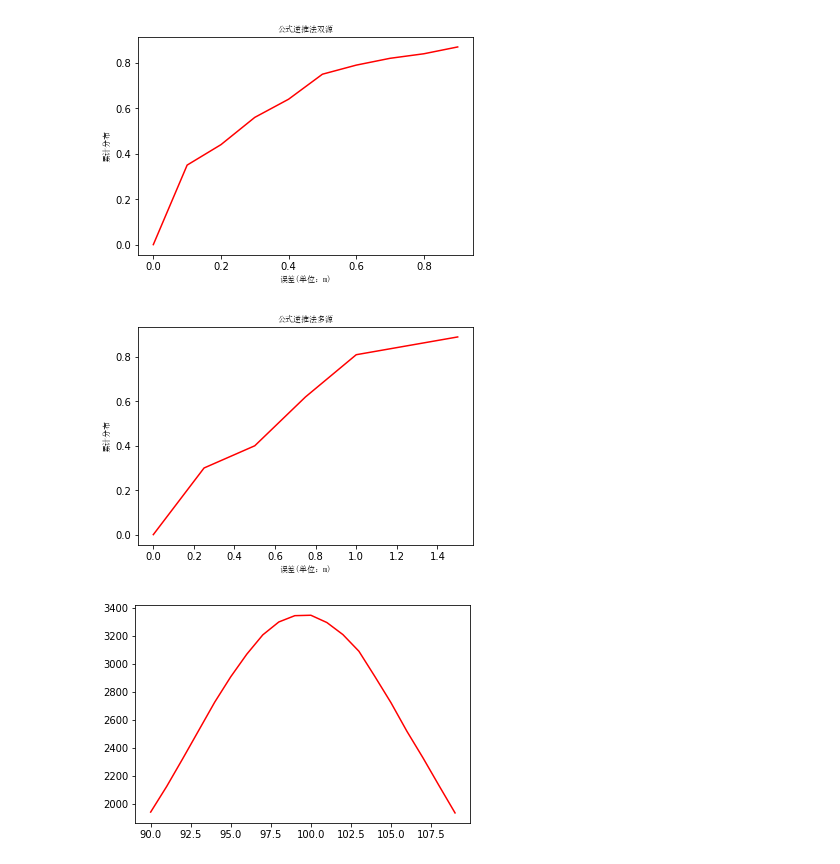
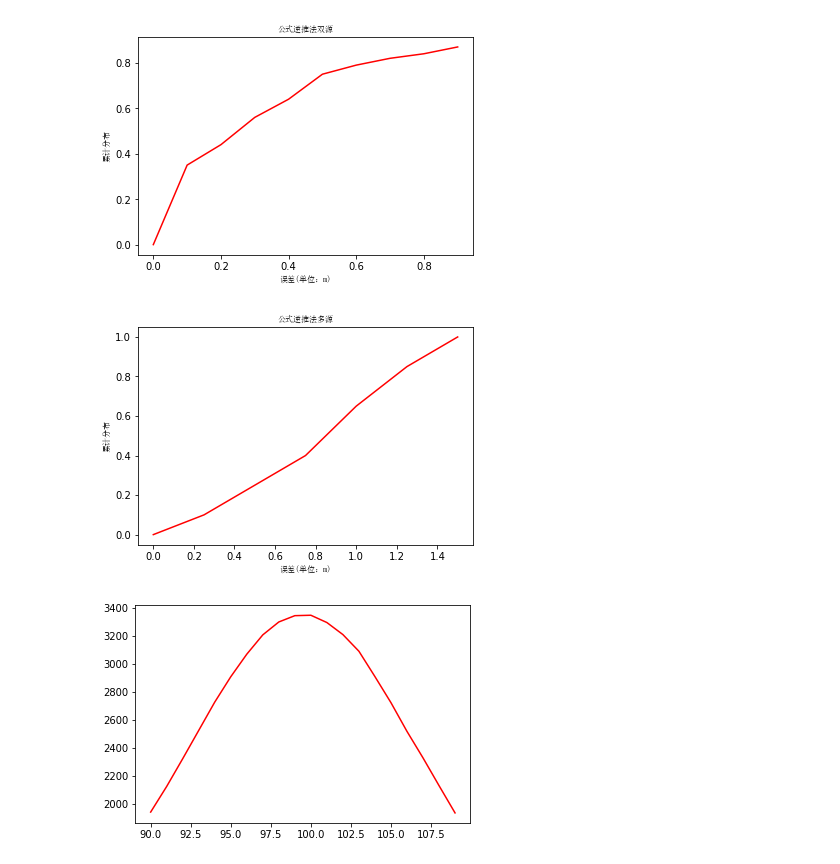
Before and after one commit to xiaoliu007007/BackPack, a Jupyter notebook: paint.ipynb, the cells around one changed output. Saved outputs shown, nothing was run; the diff lists cells and outputs as text; code cells hidden in the pictures.

```diff
--- a/paint.ipynb
+++ b/paint.ipynb
@@ -49,18 +88,18 @@ plt.show()
 [figure]
 # %%
 x=[0.0,0.25,0.5,0.75,1.0,1.25,1.5]
-y=[0.0,0.3,0.4,0.62,0.81,0.85,0.89]
+y=[0.0,0.1,0.2,0.2,0.65,0.85,1.0]
 
 from matplotlib.font_manager import FontProperties
 font1 = FontProperties(fname=r"/Users/liuyingjie/BHL/Research/simsun.ttc",size=8)
 plt.title(u'公式逆推法多源',fontproperties=font1)
 plt.xlabel(u'误差(单位：m)',fontproperties=font1)
 plt.ylabel(u'累计分布',fontproperties=font1)
 plt.plot(x,y,'red')
 plt.savefig('a.jpg',dpi=300)
 plt.show()
 # %% [output]
-[figure, old version]
+[figure, new version]
 # %%
 x=[90,91,92,93,94,95,96,97,98,99,100,101,102,103,104,105,106,107,108,109]
 y=[1944,2127,2325,2527,2729,2910,3071,3209,3301,3346,3349,3297,3211,3092,2911,2725,2520,2331,2133,1938]
```
Also changed, not shown: parts of 2 cells of this notebook, 3 other files.
